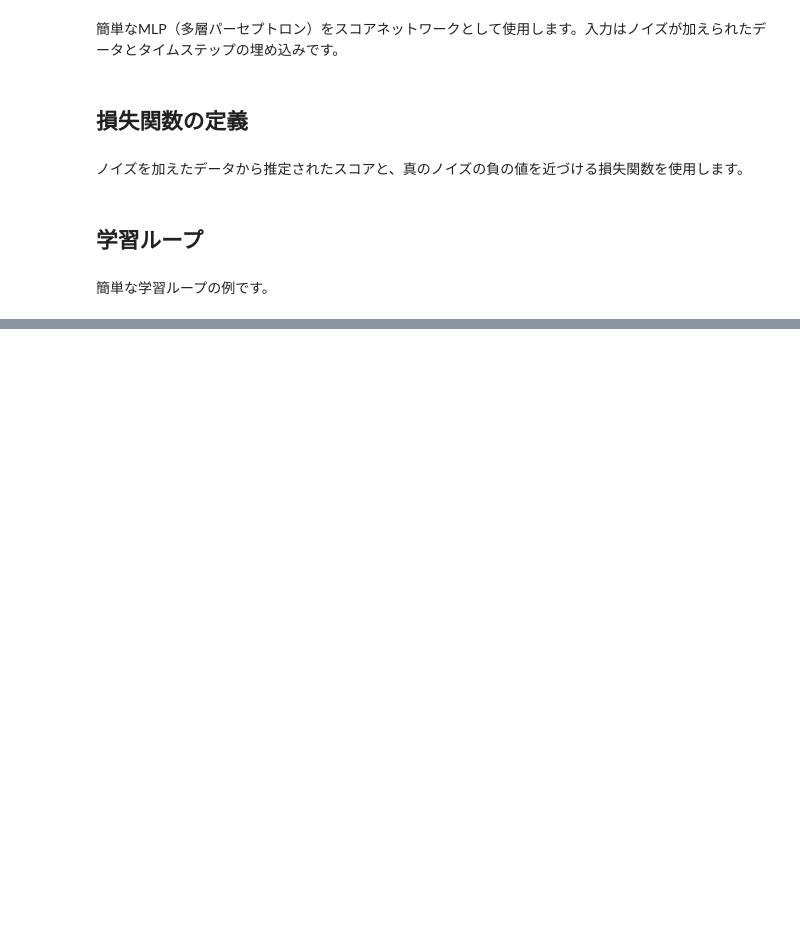
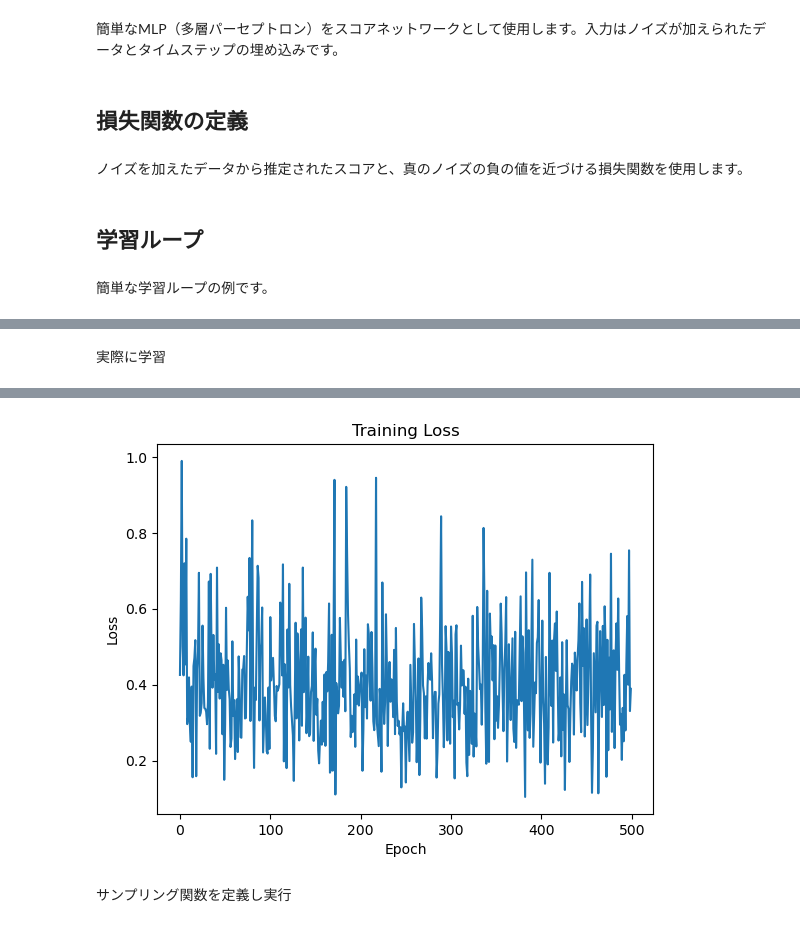
Before and after one commit to shimajoe/deep-learning-from-scratch-5, a Jupyter notebook: master_research/sample/score-based-model/1d/sbm-1d.ipynb, the cells around one changed output, grey strips where cells are left out. Cells and saved outputs as stored; diff of their text form; code cells hidden in the pictures; blank space fills up the shorter version.

```diff
--- a/master_research/sample/score-based-model/1d/sbm-1d.ipynb
+++ b/master_research/sample/score-based-model/1d/sbm-1d.ipynb
@@ -85,3 +87,5 @@ plt.show()
+# %% [markdown]
+実際に学習
 # %%
 # モデルとオプティマイザの初期化
 input_dim = 1
@@ -90,7 +94,8 @@ time_embed_dim = 32
 model = ScoreNet(input_dim, hidden_dim, time_embed_dim)
 optimizer = Adam(model.parameters(), lr=1e-3)
 
-epochs = 1000
+loss_history = []
+epochs = 500
 for epoch in range(epochs):
     for batch in dataloader:
         x_0 = batch[0]
@@ -99,6 +104,13 @@ for epoch in range(epochs):
         optimizer.zero_grad()
         loss.backward()
         optimizer.step()
-    if (epoch + 1) % 100 == 0:
+    loss_history.append(loss.item())
+    if (epoch + 1) % 25 == 0:
         print(f"Epoch [{epoch+1}/{epochs}], Loss: {loss.item():.4f}")
+# 損失のプロット
+plt.plot(loss_history)
+plt.title("Training Loss")
+plt.xlabel("Epoch")
+plt.ylabel("Loss")
+plt.show()
 # %% [output]
@@ -115,3 +137,6 @@ Epoch [1000/1000], Loss: 0.3165
+[figure, added]
+# %% [markdown]
+サンプリング関数を定義し実行
 # %%
 @torch.no_grad()
 def sample(model, n_samples, device="cpu"):
```
Also changed, not shown: parts of 8 cells of this notebook.
